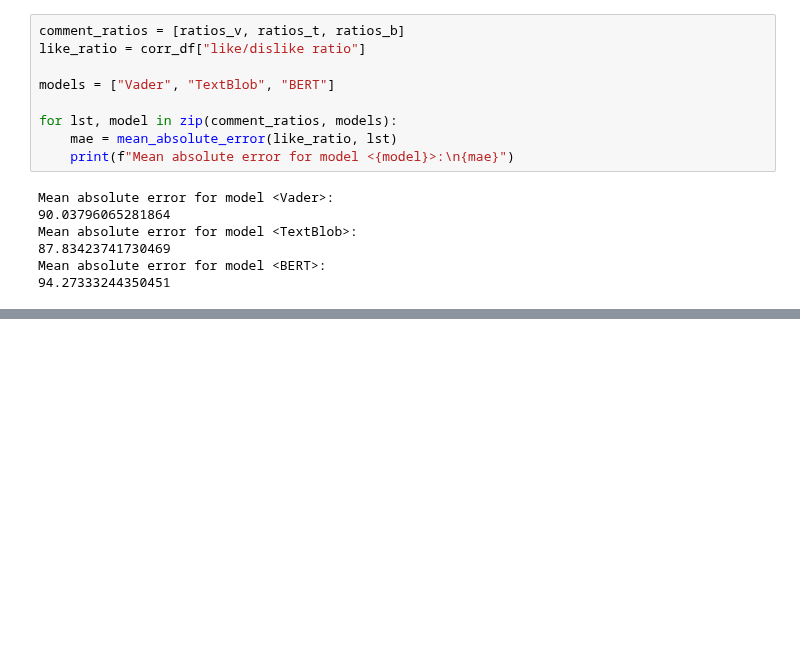
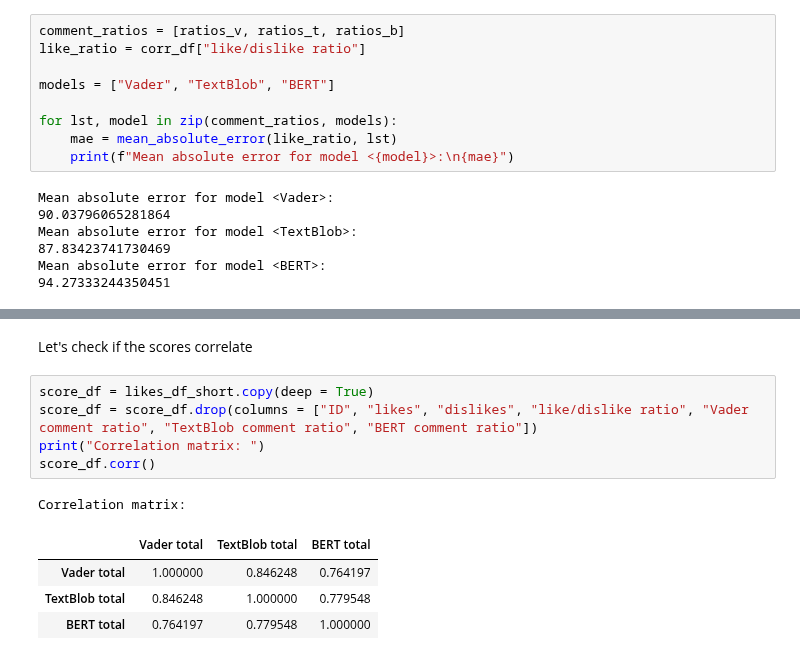
Before and after one commit to gmarsanich/gmarsanichThesis2022, a Jupyter notebook: Thesis Project Notebook.ipynb, the cells around one changed output, grey strips where cells are left out. Drawn from its saved outputs; the diff is of its cells as text; blank space fills up the shorter version.

```diff
--- a/Thesis Project Notebook.ipynb
+++ b/Thesis Project Notebook.ipynb
@@ -643,0 +672,13 @@ Mean absolute error for model <BERT>:
+# %% [markdown]
+Let's check if the scores correlate
+# %%
+score_df = likes_df_short.copy(deep = True)
+score_df = score_df.drop(columns = ["ID", "likes", "dislikes", "like/dislike ratio", "Vader comment ratio", "TextBlob comment ratio", "BERT comment ratio"])
+print("Correlation matrix: ")
+score_df.corr()
+# %% [output]
+Correlation matrix:
+|  | Vader total | TextBlob total | BERT total |
+| Vader total | 1.000000 | 0.846248 | 0.764197 |
+| TextBlob total | 0.846248 | 1.000000 | 0.779548 |
+| BERT total | 0.764197 | 0.779548 | 1.000000 |
```
Also changed, not shown: parts of 6 cells of this notebook.
